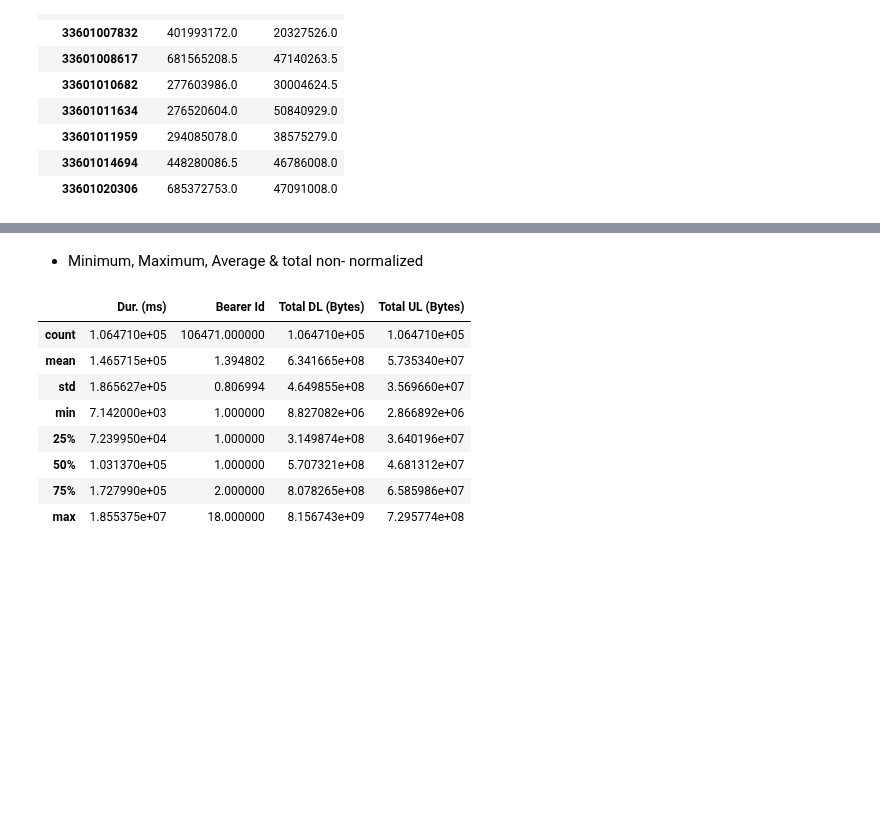
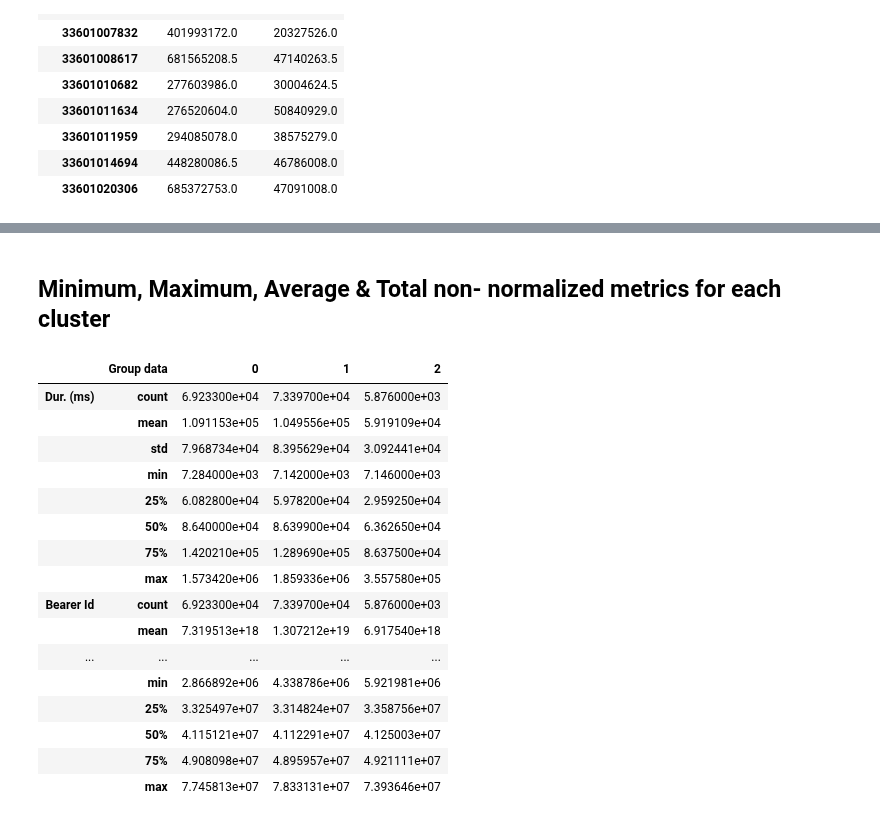
Before and after one commit to comsavvy/Data-analysis-for-business, a Jupyter notebook: Data analysis1.ipynb, the cells around one changed output, grey strips where cells are left out. Drawn from its saved outputs; the diff is of its cells as text; code cells hidden in the pictures; blank space fills up the shorter version.

```diff
--- a/Data analysis1.ipynb
+++ b/Data analysis1.ipynb
@@ -526,0 +554,6 @@ total_dl.head(10)
+# %%
+model_s= model_scale.fit_transform(data[['Bearer Id']])
+# %%
+model= KMeans(n_clusters= 3)
+# %%
+train_data= model.fit_predict(model_s)
@@ -526,0 +564,2 @@ total_dl.head(10)
+# %%
+data['Group data']= train_data
@@ -527,19 +589,23 @@ total_dl.head(10)
 # %% [markdown]
-* Minimum, Maximum, Average & total non- normalized
+## Minimum, Maximum, Average & Total non- normalized metrics for each cluster
 # %%
-session.agg({
-    'Dur. (ms)': 'sum',
-    'Bearer Id': 'count',
-    'Total DL (Bytes)': 'sum',
-    'Total UL (Bytes)': 'sum'
-}).describe()
+model_desc= data.groupby('Group data')[['Dur. (ms)','Bearer Id','Total DL (Bytes)','Total UL (Bytes)']].describe().T
+model_desc
 # %% [output]
-|  | Dur. (ms) | Bearer Id | Total DL (Bytes) | Total UL (Bytes) |
-| count | 1.064710e+05 | 106471.000000 | 1.064710e+05 | 1.064710e+05 |
-| mean | 1.465715e+05 | 1.394802 | 6.341665e+08 | 5.735340e+07 |
-| std | 1.865627e+05 | 0.806994 | 4.649855e+08 | 3.569660e+07 |
-| min | 7.142000e+03 | 1.000000 | 8.827082e+06 | 2.866892e+06 |
-| 25% | 7.239950e+04 | 1.000000 | 3.149874e+08 | 3.640196e+07 |
-| 50% | 1.031370e+05 | 1.000000 | 5.707321e+08 | 4.681312e+07 |
-| 75% | 1.727990e+05 | 2.000000 | 8.078265e+08 | 6.585986e+07 |
-| max | 1.855375e+07 | 18.000000 | 8.156743e+09 | 7.295774e+08 |
+|  | Group data | 0 | 1 | 2 |
+| Dur. (ms) | count | 6.923300e+04 | 7.339700e+04 | 5.876000e+03 |
+|  | mean | 1.091153e+05 | 1.049556e+05 | 5.919109e+04 |
+|  | std | 7.968734e+04 | 8.395629e+04 | 3.092441e+04 |
+|  | min | 7.284000e+03 | 7.142000e+03 | 7.146000e+03 |
+|  | 25% | 6.082800e+04 | 5.978200e+04 | 2.959250e+04 |
+|  | 50% | 8.640000e+04 | 8.639900e+04 | 6.362650e+04 |
+|  | 75% | 1.420210e+05 | 1.289690e+05 | 8.637500e+04 |
+|  | max | 1.573420e+06 | 1.859336e+06 | 3.557580e+05 |
+| Bearer Id | count | 6.923300e+04 | 7.339700e+04 | 5.876000e+03 |
+|  | mean | 7.319513e+18 | 1.307212e+19 | 6.917540e+18 |
+| ... | ... | ... | ... | ... |
+|  | min | 2.866892e+06 | 4.338786e+06 | 5.921981e+06 |
+|  | 25% | 3.325497e+07 | 3.314824e+07 | 3.358756e+07 |
+|  | 50% | 4.115121e+07 | 4.112291e+07 | 4.125003e+07 |
+|  | 75% | 4.908098e+07 | 4.895957e+07 | 4.921111e+07 |
+|  | max | 7.745813e+07 | 7.833131e+07 | 7.393646e+07 |
```
Also changed, not shown: parts of 17 cells of this notebook.
